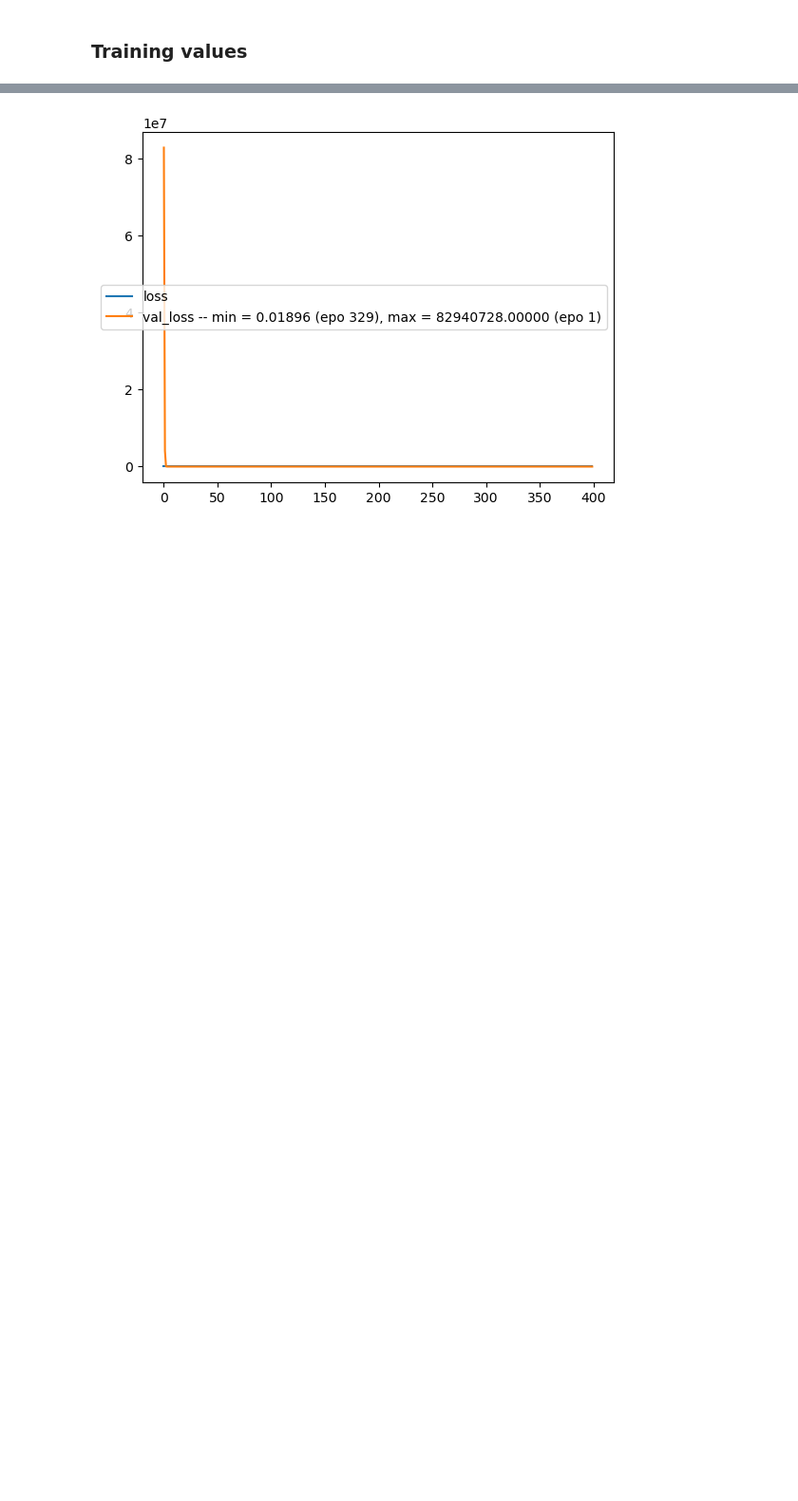
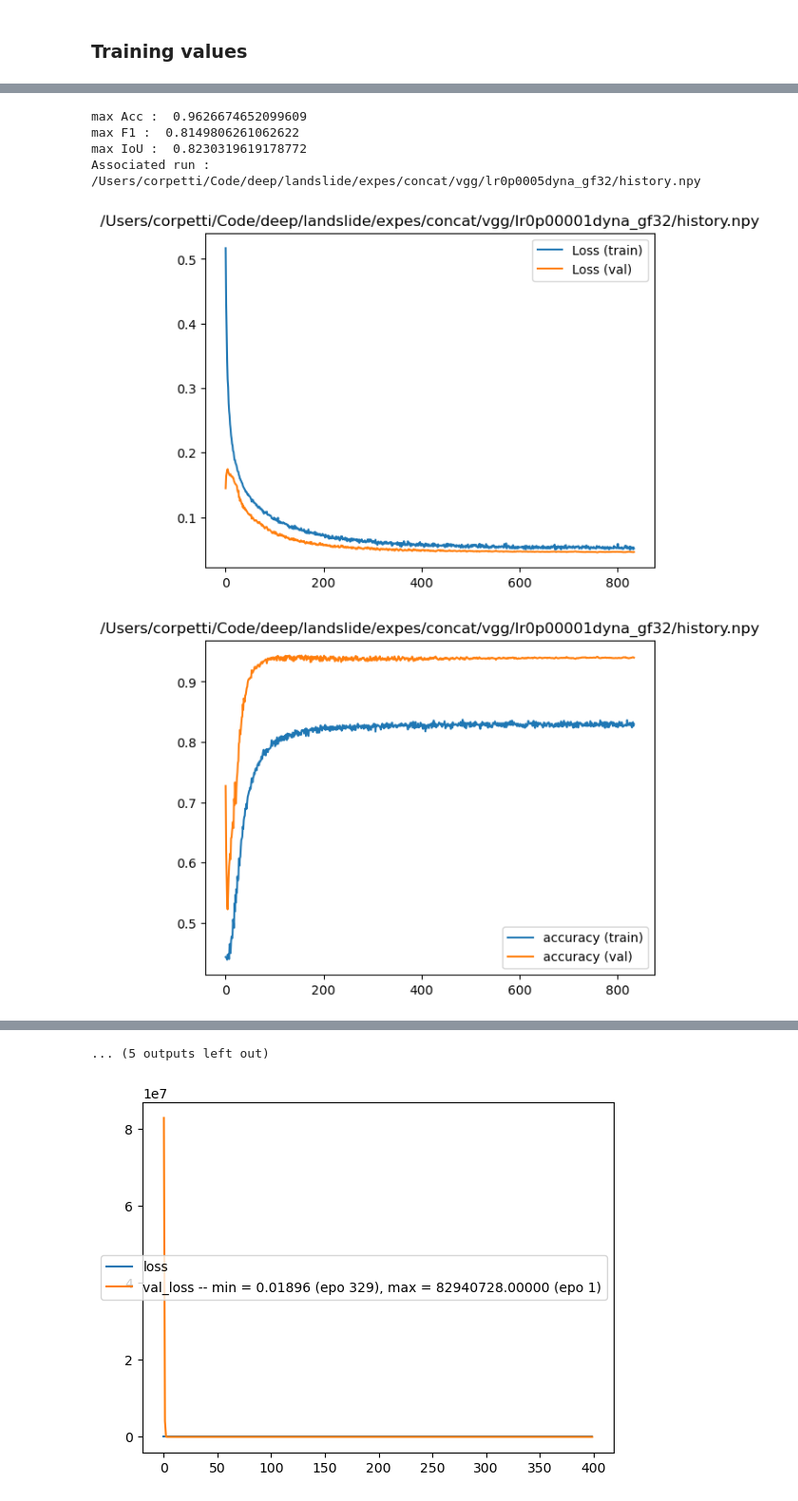
Before and after one commit to thomas7619/landslide, a Jupyter notebook: neural_net.ipynb, the cells around one changed output, grey strips where cells are left out. Shown at 95% size. Drawn from its saved outputs; the diff is of its cells as text; code cells hidden in the pictures; blank space fills up the shorter version.

Commit message:
update training pipeline

```diff
--- a/neural_net.ipynb
+++ b/neural_net.ipynb
@@ -86,0 +101,57 @@ val_binary_io_u
+# %%
+#a=glob.glob('/Users/corpetti/Code/deep/landslide/expes/mixup3_valid40_ep1500/*/*/*py')
+#a=glob.glob('/Users/corpetti/Code/deep/landslide/expes/mixup/*/*/*py')
+a=glob.glob('/Users/corpetti/Code/deep/landslide/expes/concat/vgg/*/*py')
+#a=glob.glob('/Users/corpetti/Code/deep/landslide/expes_global/nomix/unet/*/*py')
+#a=glob.glob('/Users/corpetti/Code/deep/landslide/expes/concat/vgg/*/*py')
+list_f1=[]
+list_acc=[]
+list_iou=[]
+list_names=[]
+for nhist in a:
+    hist=np.load(nhist,allow_pickle=True).item()
+    names = list(hist)
+    pas= len(names)//2
+    for i in range(0,pas):
+        plt.figure()
+        plt.plot(hist[names[i]])
+        plt.plot(hist[names[i+pas]])
+        i_min_ax2=np.argmin(hist[names[i+pas]])
+        i_max_ax2=np.argmax(hist[names[i+pas]])
+        vmin=hist[names[i+pas]][i_min_ax2]
+        vmax=hist[names[i+pas]][i_max_ax2]
+        if i==1:
+            list_acc.append(vmax)
+#            axe2='ACC %s -- min = %.5f (epo %d), max = %.5f (epo %d)'%(names[i+pas],vmin,i_min_ax2+1,vmax,i_max_ax2+1)
+            axe2='Accuracy'
+            plt.legend(['accuracy (train)','accuracy (val)'])
+        elif i==2:
+            list_f1.append(vmax)
+#            axe2='F1 %s -- min = %.5f (epo %d), max = %.5f (epo %d)'%(names[i+pas],vmin,i_min_ax2+1,vmax,i_max_ax2+1)
+            axe2='%s -- F1 score'%names[i+pas]
+            plt.legend(['F1-score (train)','F1-score (val)'])
+        elif i==3:
+            list_iou.append(vmax)
+            axe2='%s -- IoU'%names[i+pas]
+            plt.legend(['IoU (train)','IoU (val)'])
+#            axe2='IoU %s -- min = %.5f (epo %d), max = %.5f (epo %d)'%(names[i+pas],vmin,i_min_ax2+1,vmax,i_max_ax2+1)
+        else:
+            axe2='%s -- min = %.5f (epo %d), max = %.5f (epo %d)'%(names[i+pas],vmin,i_min_ax2+1,vmax,i_max_ax2+1)
+            plt.legend(['Loss (train)','Loss (val)'])
+
+#        plt.legend([names[i],axe2])
+        plt.title(nhist)
+    list_names.append(nhist)
+
+i_max=np.argmax(list_acc)
+print('max Acc : ',list_acc[i_max])
+print('max F1 : ',list_f1[i_max])
+print('max IoU : ',list_iou[i_max])
+print('Associated run : ',list_names[i_max])
+# %% [output]
+max Acc :  0.9626674652099609
+max F1 :  0.8149806261062622
+max IoU :  0.8230319619178772
+Associated run :  /Users/corpetti/Code/deep/landslide/expes/concat/vgg/lr0p0005dyna_gf32/history.npy
+[figure, added]
+[figure, added]
@@ -87 +167,2 @@ val_binary_io_u
+... (5 outputs left out)
 # %%
```
Also changed, not shown: parts of 11 cells of this notebook, 1 other file.
